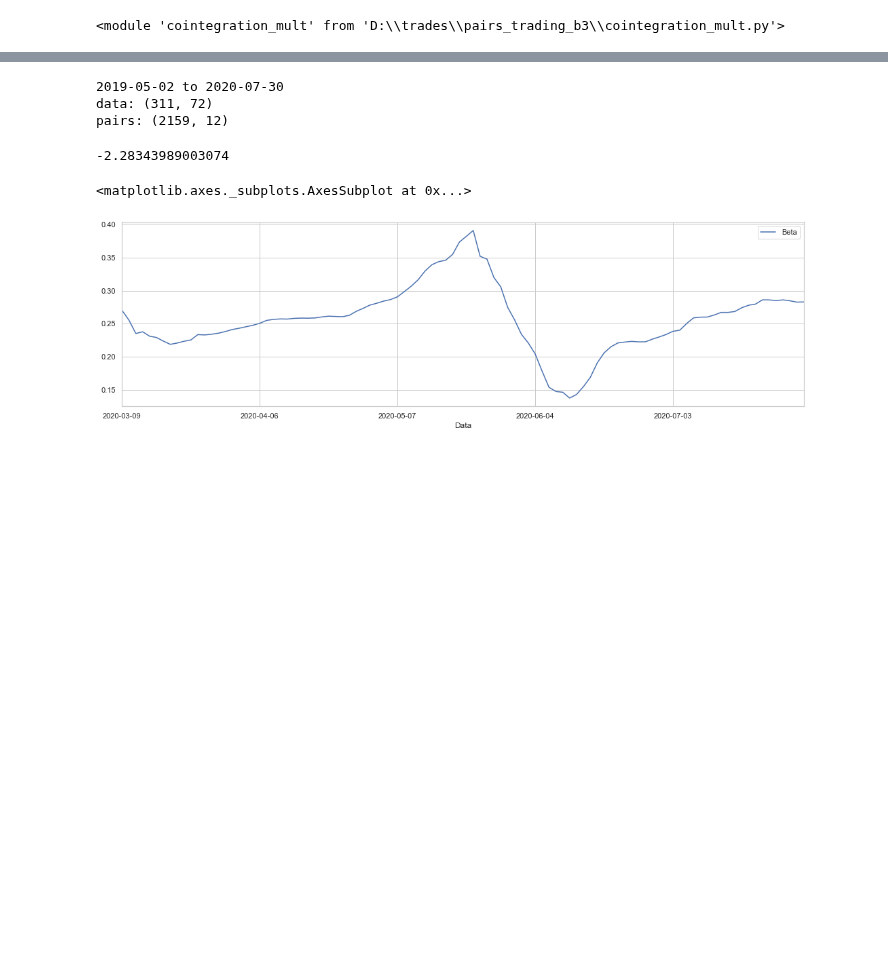
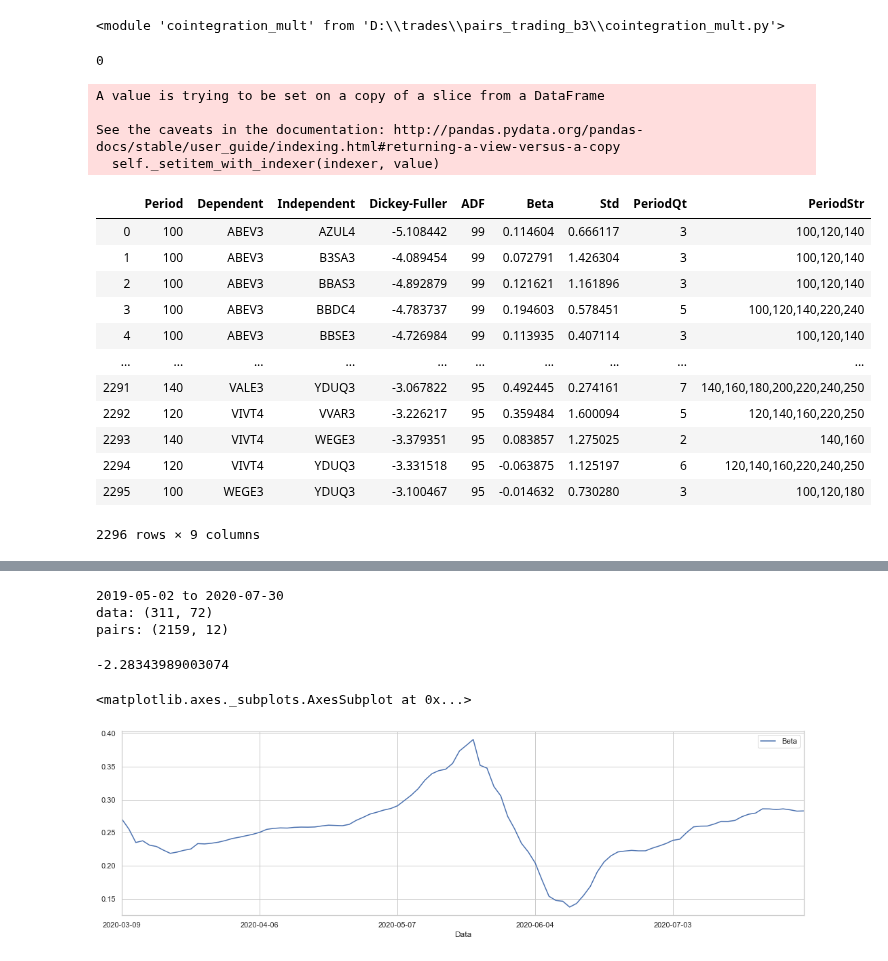
Before and after one commit to andreolvgomes/long-short-by-cointegration, a Jupyter notebook: Study-Analysis.ipynb, the cells around one changed output, grey strips where cells are left out. Saved outputs shown, nothing was run; the diff lists cells and outputs as text; code cells hidden in the pictures; blank space fills up the shorter version.

```diff
--- a/Study-Analysis.ipynb
+++ b/Study-Analysis.ipynb
@@ -11,0 +18,28 @@ importlib.reload(mult)
+# %%
+data.isnull().values.sum()
+# %% [output]
+0
+# %%
+pairs = mult.find_pairs(data,per_sort_reverse=False)
+mult.apply_periods(data, pairs)
+# %% [output]
+A value is trying to be set on a copy of a slice from a DataFrame
+
+See the caveats in the documentation: http://pandas.pydata.org/pandas-docs/stable/user_guide/indexing.html#returning-a-view-versus-a-copy
+  self._setitem_with_indexer(indexer, value)
+# %%
+pairs
+# %% [output]
+|  | Period | Dependent | Independent | Dickey-Fuller | ADF | Beta | Std | PeriodQt | PeriodStr |
+| 0 | 100 | ABEV3 | AZUL4 | -5.108442 | 99 | 0.114604 | 0.666117 | 3 | 100,120,140 |
+| 1 | 100 | ABEV3 | B3SA3 | -4.089454 | 99 | 0.072791 | 1.426304 | 3 | 100,120,140 |
+| 2 | 100 | ABEV3 | BBAS3 | -4.892879 | 99 | 0.121621 | 1.161896 | 3 | 100,120,140 |
+| 3 | 100 | ABEV3 | BBDC4 | -4.783737 | 99 | 0.194603 | 0.578451 | 5 | 100,120,140,220,240 |
+| 4 | 100 | ABEV3 | BBSE3 | -4.726984 | 99 | 0.113935 | 0.407114 | 3 | 100,120,140 |
+| ... | ... | ... | ... | ... | ... | ... | ... | ... | ... |
+| 2291 | 140 | VALE3 | YDUQ3 | -3.067822 | 95 | 0.492445 | 0.274161 | 7 | 140,160,180,200,220,240,250 |
+| 2292 | 120 | VIVT4 | VVAR3 | -3.226217 | 95 | 0.359484 | 1.600094 | 5 | 120,140,160,220,250 |
+| 2293 | 140 | VIVT4 | WEGE3 | -3.379351 | 95 | 0.083857 | 1.275025 | 2 | 140,160 |
+| 2294 | 120 | VIVT4 | YDUQ3 | -3.331518 | 95 | -0.063875 | 1.125197 | 6 | 120,140,160,220,240,250 |
+| 2295 | 100 | WEGE3 | YDUQ3 | -3.100467 | 95 | -0.014632 | 0.730280 | 3 | 100,120,180 |
+2296 rows × 9 columns
```
Also changed, not shown: parts of 5 cells of this notebook, 5 other files.
